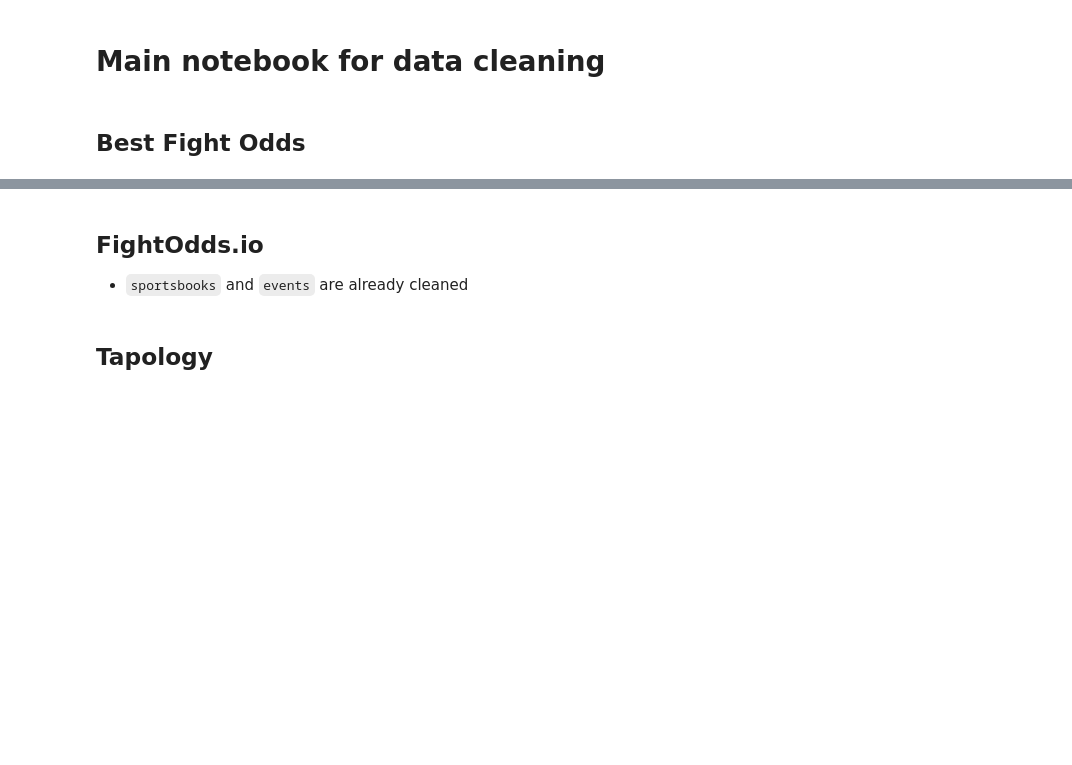
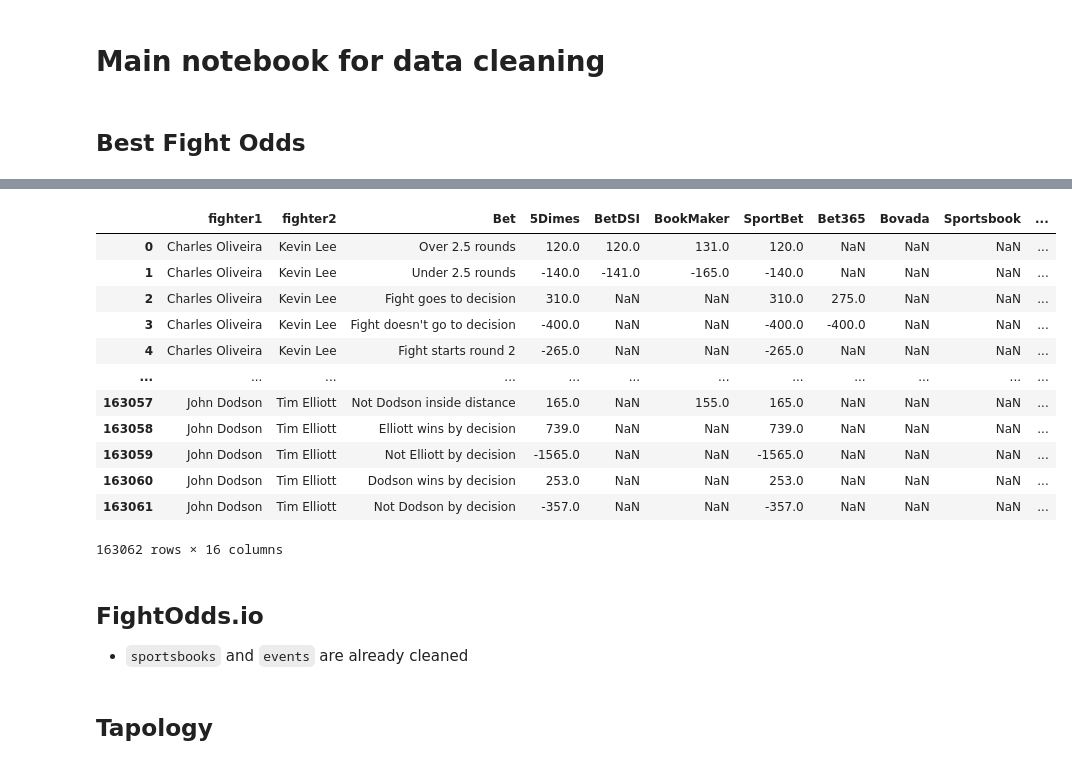
Before and after one commit to ehan03/yale-senior-thesis, a Jupyter notebook: notebooks/cleaning/clean_data.ipynb, the cells around one changed output, grey strips where cells are left out. Drawn from its saved outputs; the diff is of its cells as text; code cells hidden in the pictures; blank space fills up the shorter version.

Commit message:
#2 - bestfightodds cleaning progress, event props done

```diff
--- a/notebooks/cleaning/clean_data.ipynb
+++ b/notebooks/cleaning/clean_data.ipynb
@@ -36,0 +20,53 @@ bestfightodds_prop_odds
+# %%
+bestfightodds_prop_odds = pd.read_csv(os.path.join(raw_data_dir, "Best Fight Odds", "closing_with_props.csv"), parse_dates=["Card_Date"])
+
+# drop bad events
+bad_events = [
+    "UFC 9: Motor City Madness",
+    "UFC 14: Showdown",
+    "UFC 15: Collision Course",
+    "UFC 18: The Road to the Heavyweight Title",
+    'UFC 32: Showdown in the Meadowlands',
+    'UFC 35: Throwdown',
+    'UFC 48: Payback',
+    'UFC 53: Heavy Hitters',
+    'UFC 56: Full Force',
+]
+bestfightodds_prop_odds = bestfightodds_prop_odds.loc[~bestfightodds_prop_odds["Event"].isin(bad_events)]
+
+# fix event urls
+bestfightodds_prop_odds.loc[bestfightodds_prop_odds["Event"] == "UFC 73: Stacked", "url"] = "https://www.bestfightodds.com/events/ufc-73-stacked-1"
+bestfightodds_prop_odds.loc[bestfightodds_prop_odds["Event"] == "UFC 74: Respect", "url"] = "https://www.bestfightodds.com/events/ufc-74-respect-7"
+bestfightodds_prop_odds.loc[bestfightodds_prop_odds["Event"] == "UFC 76: Knockout", "url"] = "https://www.bestfightodds.com/events/ufc-76-knockout-12"
+bestfightodds_prop_odds.loc[bestfightodds_prop_odds["Event"] == "UFC 84: Ill Will", "url"] = "https://www.bestfightodds.com/events/ufc-84-ill-will-47"
+bestfightodds_prop_odds.loc[bestfightodds_prop_odds["Event"] == "UFC 85: Bedlam", "url"] = "https://www.bestfightodds.com/events/ufc-85-bedlam-46"
+bestfightodds_prop_odds.loc[bestfightodds_prop_odds["Event"] == "UFC 87: Seek and Destroy", "url"] = "https://www.bestfightodds.com/events/ufc-87-seek-and-destroy-57"
+bestfightodds_prop_odds.loc[bestfightodds_prop_odds["Event"] == "UFC 99: The Comeback", "url"] = "https://www.bestfightodds.com/events/ufc-99-the-comeback-136"
+bestfightodds_prop_odds.loc[bestfightodds_prop_odds["Event"] == "UFC 100", "url"] = "https://www.bestfightodds.com/events/ufc-100-137"
+bestfightodds_prop_odds.loc[bestfightodds_prop_odds["Event"] == "UFC 101: Declaration", "url"] = "https://www.bestfightodds.com/events/ufc-101-declaration-145"
+bestfightodds_prop_odds.loc[bestfightodds_prop_odds["Event"] == "UFC 109: Relentless", "url"] = "https://www.bestfightodds.com/events/ufc-109-relentless-226"
+bestfightodds_prop_odds.loc[bestfightodds_prop_odds["Event"] == "UFC 112: Invincible", "url"] = "https://www.bestfightodds.com/events/ufc-112-invincible-245"
+bestfightodds_prop_odds.loc[bestfightodds_prop_odds["Event"] == "UFC 119: Mir vs. Cro Cop", "url"] = "https://www.bestfightodds.com/events/ufc-119-mir-vs-cro-cop-296"
+
+bestfightodds_prop_odds["event_id"] = bestfightodds_prop_odds["url"].str.split("/").str[-1].str.split("-").str[-1].astype(int)
+bestfightodds_prop_odds = bestfightodds_prop_odds.drop(columns=["url", "Card_Date", "Event"])
+bestfightodds_prop_odds = bestfightodds_prop_odds.rename(columns={"William_H": "William Hill"})
+bestfightodds_prop_odds["Bet"] = bestfightodds_prop_odds["Bet"].str.strip()
+# %%
+bout_prop_odds = bestfightodds_prop_odds.loc[bestfightodds_prop_odds["bet_type"] == "Prop"].reset_index(drop=True).drop(columns=["bet_type"])
+bout_prop_odds["Bet"] = bout_prop_odds["Bet"].str.strip().str.replace("½", ".5", regex=False)
+bout_prop_odds
+# %% [output]
+|  | fighter1 | fighter2 | Bet | 5Dimes | BetDSI | BookMaker | SportBet | Bet365 | Bovada | Sportsbook | ... |
+| 0 | Charles Oliveira | Kevin Lee | Over 2.5 rounds | 120.0 | 120.0 | 131.0 | 120.0 | NaN | NaN | NaN | ... |
+| 1 | Charles Oliveira | Kevin Lee | Under 2.5 rounds | -140.0 | -141.0 | -165.0 | -140.0 | NaN | NaN | NaN | ... |
+| 2 | Charles Oliveira | Kevin Lee | Fight goes to decision | 310.0 | NaN | NaN | 310.0 | 275.0 | NaN | NaN | ... |
+| 3 | Charles Oliveira | Kevin Lee | Fight doesn't go to decision | -400.0 | NaN | NaN | -400.0 | -400.0 | NaN | NaN | ... |
+| 4 | Charles Oliveira | Kevin Lee | Fight starts round 2 | -265.0 | NaN | NaN | -265.0 | NaN | NaN | NaN | ... |
+| ... | ... | ... | ... | ... | ... | ... | ... | ... | ... | ... | ... |
+| 163057 | John Dodson | Tim Elliott | Not Dodson inside distance | 165.0 | NaN | 155.0 | 165.0 | NaN | NaN | NaN | ... |
+| 163058 | John Dodson | Tim Elliott | Elliott wins by decision | 739.0 | NaN | NaN | 739.0 | NaN | NaN | NaN | ... |
+| 163059 | John Dodson | Tim Elliott | Not Elliott by decision | -1565.0 | NaN | NaN | -1565.0 | NaN | NaN | NaN | ... |
+| 163060 | John Dodson | Tim Elliott | Dodson wins by decision | 253.0 | NaN | NaN | 253.0 | NaN | NaN | NaN | ... |
+| 163061 | John Dodson | Tim Elliott | Not Dodson by decision | -357.0 | NaN | NaN | -357.0 | NaN | NaN | NaN | ... |
+163062 rows × 16 columns
```
Also changed, not shown: parts of 2 cells of this notebook, 3 other files.
